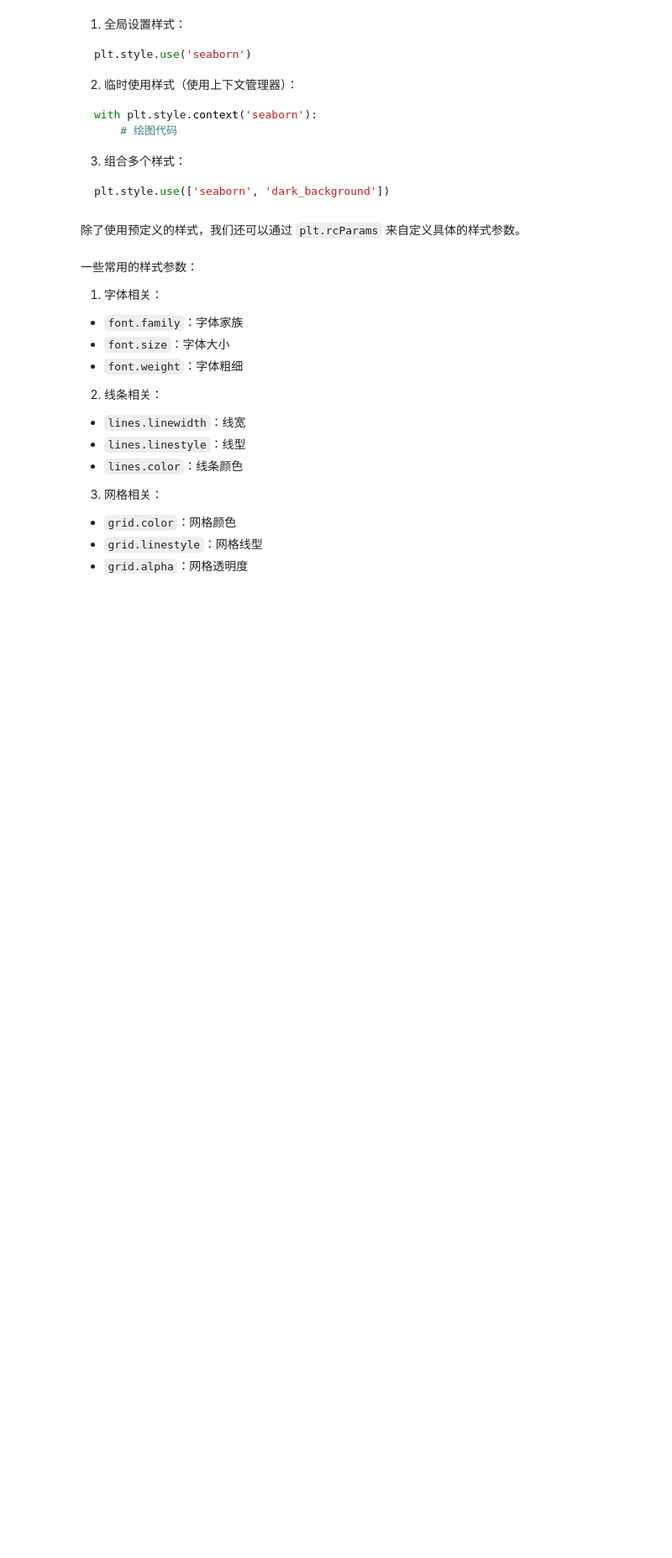
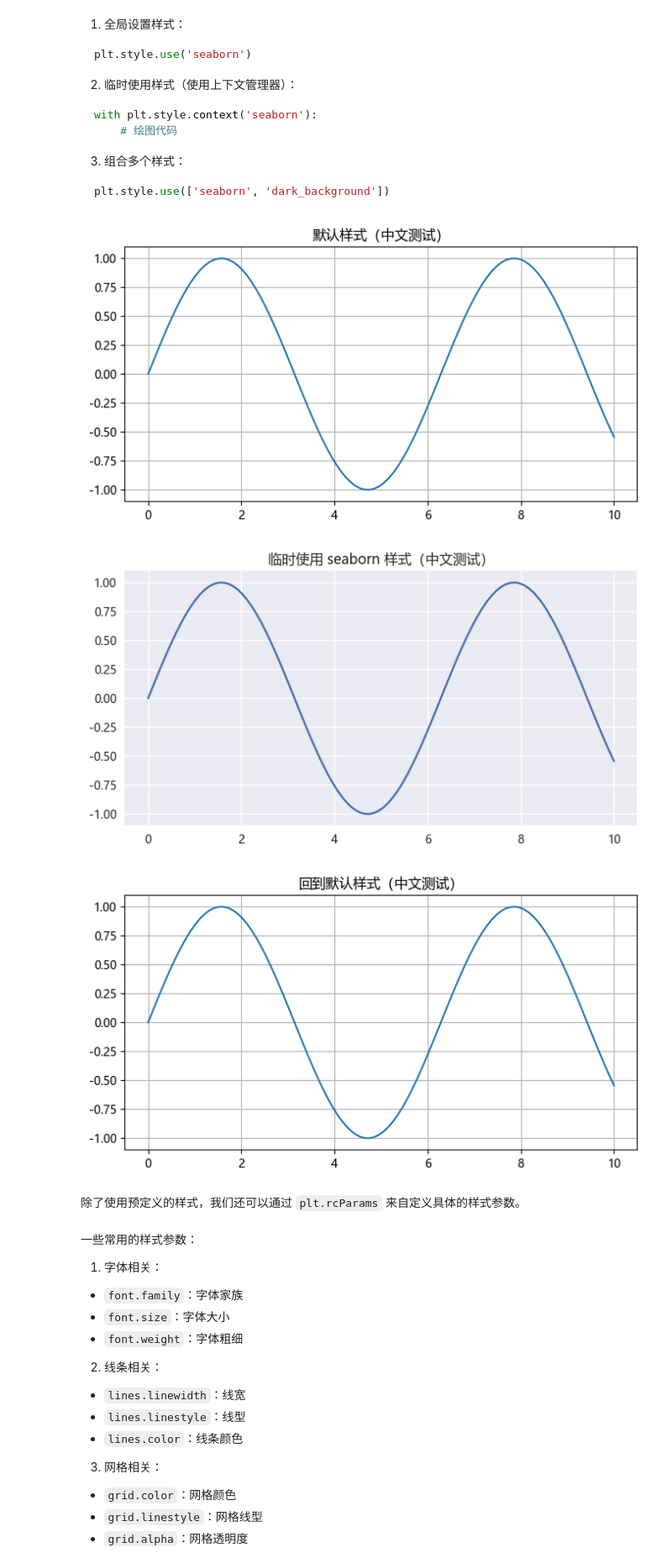
Before and after one commit to tphz/pylearn, a Jupyter notebook: 下一站Python/matplotlib_style_demo.ipynb, the cells around one changed output. Shown at 84% size. Cells and saved outputs as stored; diff of their text form; code cells hidden in the pictures; blank space fills up the shorter version.

```diff
--- a/下一站Python/matplotlib_style_demo.ipynb
+++ b/下一站Python/matplotlib_style_demo.ipynb
@@ -49,28 +58,41 @@ plt.style.use(['seaborn', 'dark_background'])
 # %%
 # 演示临时使用样式
 plt.style.use('default')  # 重置为默认样式
 
+# 设置中文字体
+plt.rcParams.update({
+    'font.sans-serif': ['Microsoft YaHei', 'SimHei', 'SimSun', 'Arial'],  # 按优先级设置字体
+    'axes.unicode_minus': False,  # 解决负号显示问题
+    'font.family': 'sans-serif'  # 使用无衬线字体
+})
+
 # 正常绘图
 plt.figure(figsize=(8, 4))
 plt.plot(x, y)
-plt.title("默认样式")
+plt.title("默认样式（中文测试）")
 plt.grid(True)
 plt.show()
 
 # 临时使用 seaborn 样式
-with plt.style.context('seaborn'):
+with plt.style.context('seaborn-v0_8'):
     plt.figure(figsize=(8, 4))
+    plt.rcParams['font.sans-serif'] = ['Microsoft YaHei', 'SimHei', 'SimSun', 'Arial']
+    plt.rcParams['axes.unicode_minus'] = False
     plt.plot(x, y)
-    plt.title("临时使用 seaborn 样式")
+    plt.title("临时使用 seaborn 样式（中文测试）")
     plt.grid(True)
     plt.show()
 
 # 再次绘图，会回到默认样式
 plt.figure(figsize=(8, 4))
 plt.plot(x, y)
-plt.title("回到默认样式")
+plt.title("回到默认样式（中文测试）")
 plt.grid(True)
 plt.show()
+# %% [output]
+[figure, added]
+[figure, added]
+[figure, added]
 # %% [markdown]
 
 除了使用预定义的样式，我们还可以通过 `plt.rcParams` 来自定义具体的样式参数。
```
Also changed, not shown: parts of 3 cells of this notebook, 1 other file.
